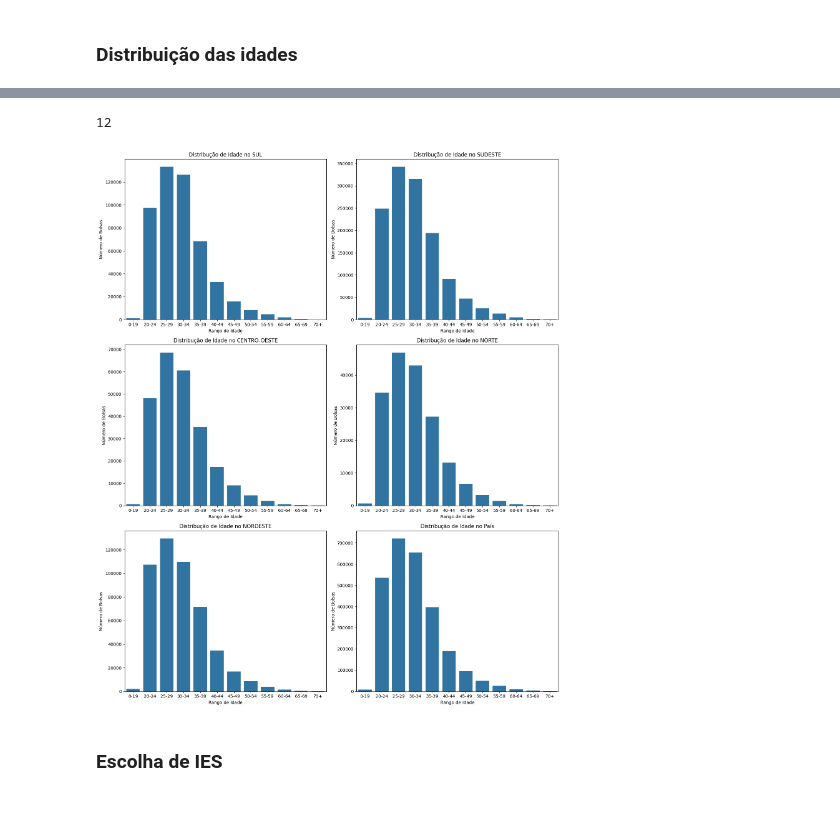
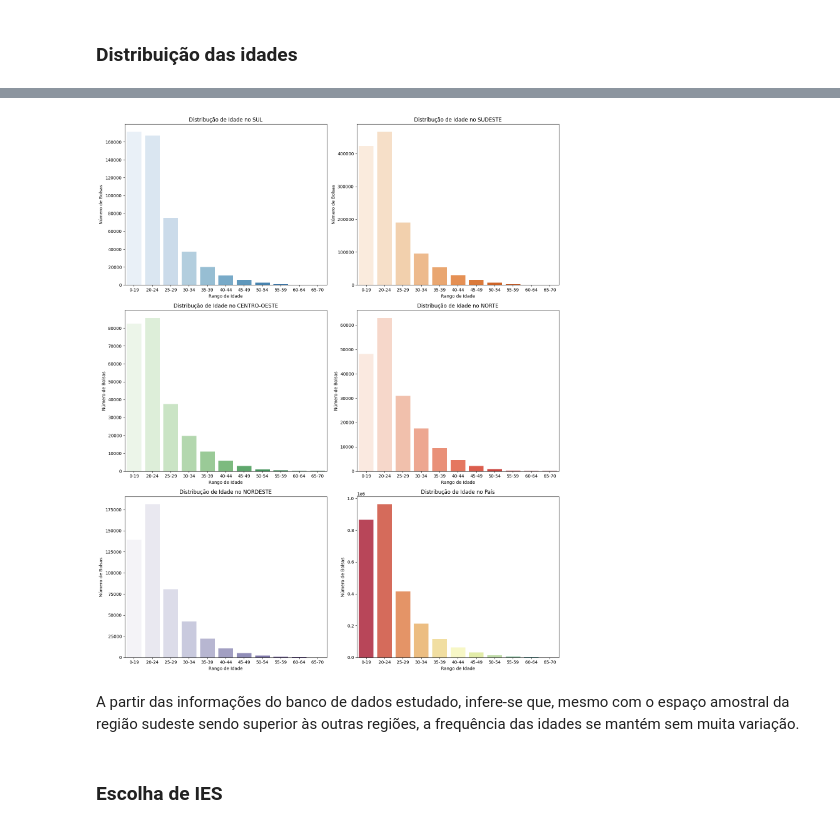
Before and after one commit to Joangopa/ProUni_2005_2019, a Jupyter notebook: project.ipynb, the cells around one changed output, grey strips where cells are left out. Cells and saved outputs as stored; diff of their text form; code cells hidden in the pictures.

```diff
--- a/project.ipynb
+++ b/project.ipynb
@@ -210,2 +261,0 @@ df["R_Anos"] = df['ANO_CONCESSAO_BOLSA'] - df['Ano_nascimento']
-# %%
-df['Dif_idade'] = df['idade']- df["R_Anos"]
@@ -254,9 +281,9 @@ Name: idade, dtype: float64
 # %%
-anos= [0,20,25,30,35,40,45,50,55,60, 65, 70,151]
+anos= [0,20,25,30,35,40,45,50,55,60, 65, 71]
 grupos_anos = ['0-19','20-24','25-29','30-34', '35-39','40-44',
-          '45-49','50-54', '55-59', '60-64', '65-69', '70+']
+          '45-49','50-54', '55-59', '60-64', '65-70']
 
-df['GRUPO_IDADE'] = pd.cut(df['idade'], bins=anos, labels=grupos_anos, right=False)
+df['GRUPO_IDADE'] = pd.cut(df['IDADE'], bins=anos, labels=grupos_anos, right=False)
 # %%
 df.head(2)
 # %% [output]
@@ -320,6 +403,7 @@ plt.show()
 # %%
 # Calcular el número de filas necesarias
 num_filas = (len(regioes) + 1) // 2
+
 
 # Crear una figura y ejes con subplots
 fig, axs = plt.subplots(num_filas, 2, figsize=(15, 6 * num_filas))
@@ -336,8 +420,8 @@ for i, regiao in enumerate(regioes):
         sexo_regiao = dados_regiao['SEXO_BENEFICIARIO_BOLSA'].value_counts()
 
         # Crear el gráfico de barras en el subplot correspondiente
-        axs[row, col].bar(sexo_regiao.index, sexo_regiao.values)
-        axs[row, col].set_title(f'Distribuição do sexo no {regiao}')
+        axs[row, col].bar(sexo_regiao.index, sexo_regiao.values, color=sns.color_palette("pastel", len(sexo_pais)))
+        axs[row, col].set_title(f'Distribuição de sexo no {regiao}')
         axs[row, col].set_xlabel('Sexo do Beneficiario')
         axs[row, col].set_ylabel('Número de Bolsas')
         axs[row, col].tick_params(axis='x')
@@ -348,9 +432,11 @@ for i, regiao in enumerate(regioes):
 # Filtrar los datos do país
 sexo_pais = df['SEXO_BENEFICIARIO_BOLSA'].value_counts()
 
+
+
         # Crear el gráfico de barras en el subplot correspondiente
-axs[2, 1].bar(sexo_pais.index, sexo_pais.values)
-axs[2, 1].set_title(f'Distribuição do sexo no  Pais')
+axs[2, 1].bar(sexo_pais.index, sexo_pais.values, color=sns.color_palette("pastel", len(sexo_pais)))
+axs[2, 1].set_title(f'Distribuição de sexo no  País')
 axs[2, 1].set_xlabel('Sexo do Beneficiario')
 axs[2, 1].set_ylabel('Número de Bolsas')
 axs[2, 1].tick_params(axis='x')
@@ -410,9 +511,12 @@ Passing `palette` without assigning `hue` is deprecated and will be removed in v
 # %% [markdown]
 ### Programas predileitos por Faixa Etária
 # %%
+# Criar uma lista de paletas de cores
+palettes = ['coolwarm', 'Spectral', 'viridis', 'cubehelix', 'rocket']
+
 # Calcular el número de filas necesarias
 grupos_anos = ['0-19','20-24','25-29','30-34', '35-39','40-44',
-          '45-49','50-54', '55-59', '60-64', '65-69', '70+']
+          '45-49','50-54', '55-59', '60-64', '65-70']
 num_filas = (len(grupos_anos) + 1) // 2
 
 # Crear una figura y ejes con subplots
@@ -430,7 +534,7 @@ for i, grupo in enumerate(grupos_anos):
         top_10_cursos = dados_grupo['NOME_CURSO_BOLSA'].value_counts().head(10)
 
         # Crear el gráfico de barras en el subplot correspondiente
-        axs[row, col].bar(top_10_cursos.index, top_10_cursos.values)
+        axs[row, col].bar(top_10_cursos.index, top_10_cursos.values, color=sns.color_palette(palettes[i % len(palettes)], len(top_10_cursos)))
         axs[row, col].set_title(f'Top 10 curso em {grupo} anos')
         axs[row, col].set_xlabel('Cursos predileitos')
         axs[row, col].set_ylabel('Número de Bolsas')
@@ -466,8 +565,7 @@ https://gist.github.com/mwaskom/de44147ed2974457ad6372750bbe5751
-# %%
-len(df['GRUPO_IDADE'].unique())
-# %% [output]
-12
 # %%
+# Definir a lista de paletas de cores
+palettes = ['Blues', 'Oranges', 'Greens', 'Reds', 'Purples', 'Greys']
+
 # Calcular el número de filas necesarias
 num_filas = (len(regioes) + 1) // 2
 
@@ -481,36 +579,38 @@ for i, regiao in enumerate(regioes):
         row = i // 2
         col = i % 2
 
         # Filtrar los datos por región
         dados_regiao = df[df['REGIAO_BENEFICIARIO_BOLSA'] == regiao]
 
         # Crear el gráfico de countplot en el subplot correspondiente
-        sns.countplot(data=dados_regiao, x='GRUPO_IDADE', ax=axs[row, col])
+        sns.countplot(data=dados_regiao, x='GRUPO_IDADE', ax=axs[row, col], palette=palettes[i])
         axs[row, col].set_title(f'Distribução de Idade no {regiao}')
         axs[row, col].set_xlabel('Rango de Idade')
         axs[row, col].set_ylabel('Número de Bolsas')
         axs[row, col].tick_params(axis='x', rotation=0)
 
     except:
         continue
 
 # Filtrar los datos para todo el país
 idade_pais = df['GRUPO_IDADE']
 
 # Crear el gráfico de countplot para todo el país en el último subplot
-sns.countplot(data=df, x='GRUPO_IDADE', ax=axs[num_filas-1, 1])
+sns.countplot(data=df, x='GRUPO_IDADE', ax=axs[num_filas-1, 1], palette='Spectral')
 axs[num_filas-1, 1].set_title('Distribução de Idade no País')
 axs[num_filas-1, 1].set_xlabel('Rango de Idade')
 axs[num_filas-1, 1].set_ylabel('Número de Bolsas')
 axs[num_filas-1, 1].tick_params(axis='x', rotation=0)
 
 # Ajustar espaciado entre subplots
 plt.tight_layout()
 
 # Mostrar los subplots
 plt.show()
 # %% [output]
-[figure, old version]
+[figure, new version]
+# %% [markdown]
+A partir das informações do banco de dados estudado, infere-se que, mesmo com o espaço amostral da região sudeste sendo superior às outras regiões, a frequência das idades se mantém sem muita variação.
 # %% [markdown]
 ### Escolha de IES
 # %%
```
Also changed, not shown: parts of 40 cells of this notebook.
